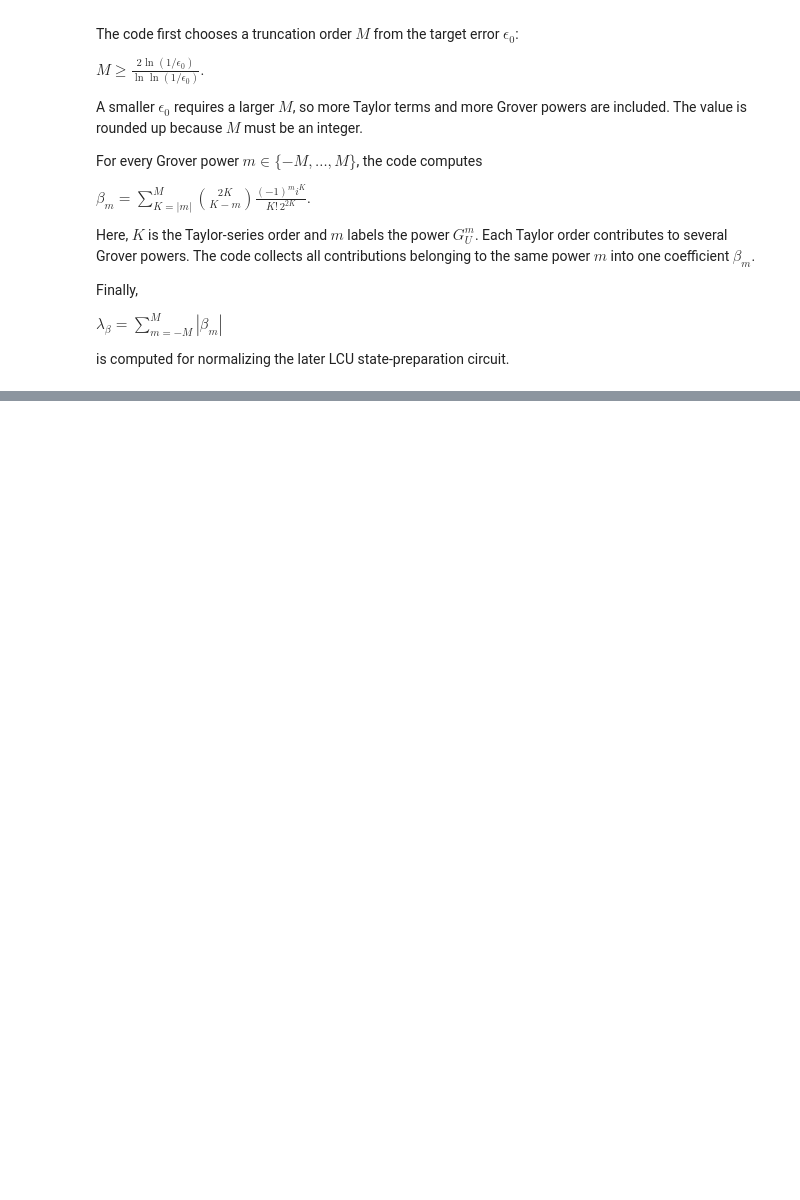
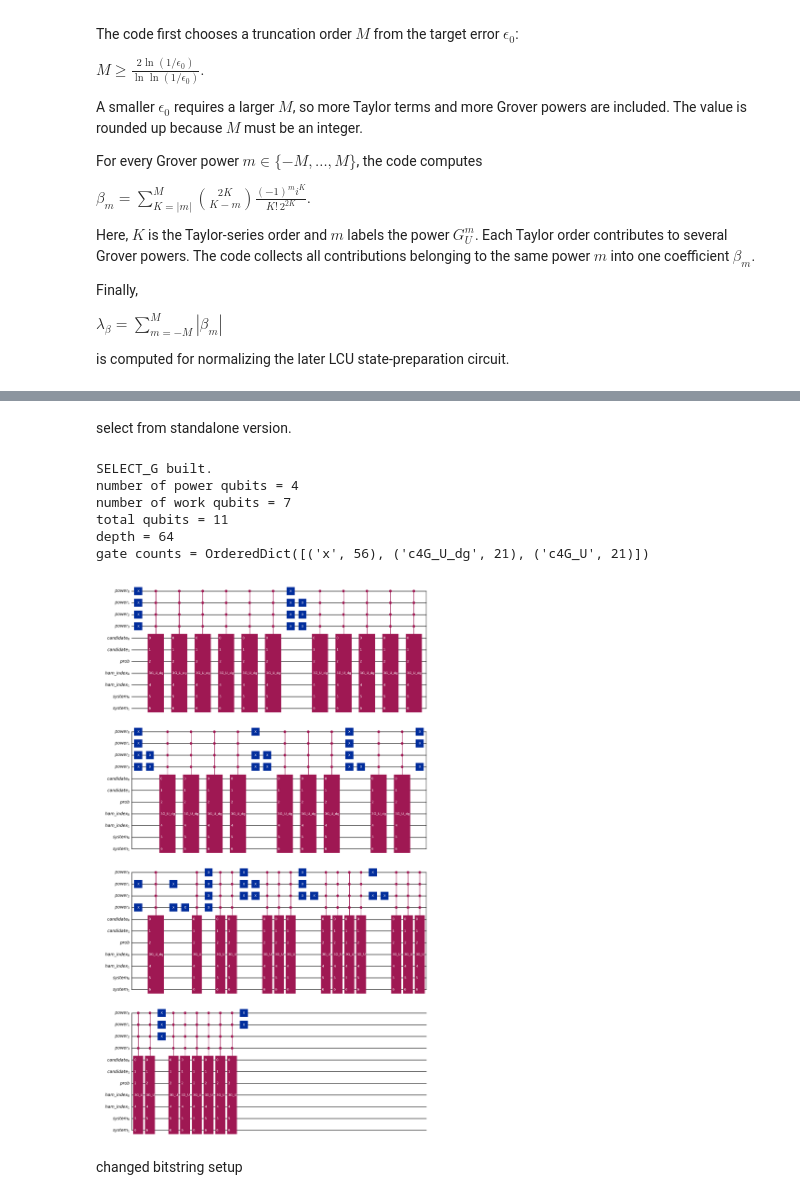
Before and after one commit to koushik16/VQE-QHD, a Jupyter notebook: theorem14_exact_implementation.ipynb, the cells around one changed output, grey strips where cells are left out. Saved outputs shown, nothing was run; the diff lists cells and outputs as text; code cells hidden in the pictures; blank space fills up the shorter version.

Commit message:
changed controlled srover power selection

```diff
--- a/theorem14_exact_implementation.ipynb
+++ b/theorem14_exact_implementation.ipynb
@@ -729,0 +891,55 @@ m=  6: expected=(-2.2761482905284573e-07+0j), reconstructed=(-2.2761482905284573
+# %% [markdown]
+select from standalone version.
+# %%
+power_register = QuantumRegister(num_power_qubits, "power")
+candidate_register = QuantumRegister(num_candidate_qubits, "candidate")
+probability_register = QuantumRegister(1, "prob")
+hamiltonian_index_register = QuantumRegister(num_hamiltonian_index_qubits, "ham_index")
+system_register = QuantumRegister(num_system_qubits, "system")
+
+SELECT_G = QuantumCircuit(power_register, candidate_register, probability_register, hamiltonian_index_register, system_register, name="SELECT_G")
+
+work_qubits = [*candidate_register, probability_register[0], *hamiltonian_index_register, *system_register]
+controlled_G = G_U_gate.control(num_power_qubits)
+controlled_G_dagger = G_U_dagger_gate.control(num_power_qubits)
+
+for encoded_state, m in enumerate(power_labels):
+    if m == 0:
+        continue
+
+    bitstring = format(encoded_state, f"0{num_power_qubits}b")[::-1]
+
+    for qubit, bit in zip(power_register, bitstring):
+        if bit == "0":
+            SELECT_G.x(qubit)
+
+    selected_gate = controlled_G if m > 0 else controlled_G_dagger
+
+    for _ in range(abs(m)):
+        SELECT_G.append(selected_gate, list(power_register) + work_qubits)
+
+    for qubit, bit in zip(power_register, bitstring):
+        if bit == "0":
+            SELECT_G.x(qubit)
+
+SELECT_G_gate = SELECT_G.to_gate(label="SELECT_G")
+
+print("SELECT_G built.")
+print("number of power qubits =", num_power_qubits)
+print("number of work qubits =", len(work_qubits))
+print("total qubits =", SELECT_G.num_qubits)
+print("depth =", SELECT_G.depth())
+print("gate counts =", SELECT_G.count_ops())
+# %% [output]
+SELECT_G built.
+number of power qubits = 4
+number of work qubits = 7
+total qubits = 11
+depth = 64
+gate counts = OrderedDict([('x', 56), ('c4G_U_dg', 21), ('c4G_U', 21)])
+# %%
+SELECT_G.draw("mpl")
+# %% [output]
+[figure, added]
+# %% [markdown]
+changed bitstring setup
```
Also changed, not shown: parts of 9 cells of this notebook.
